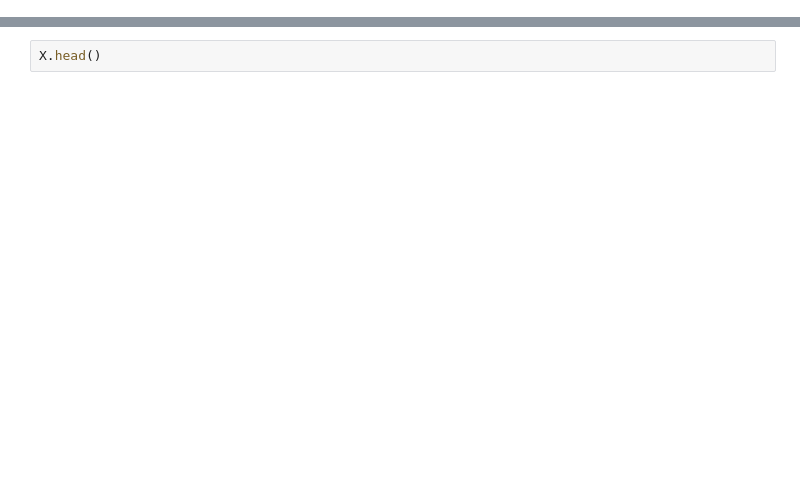
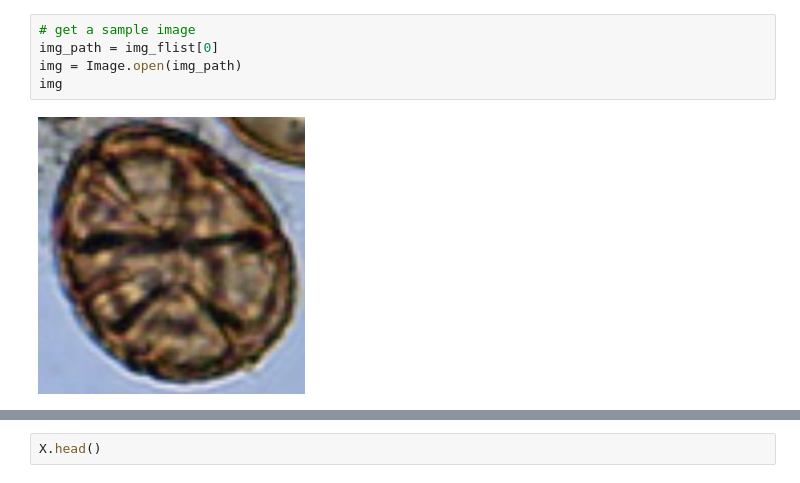
Before and after one commit to alex000kim/cv_webinars, a Jupyter notebook: 1_ImageClassification.ipynb, the cells around one changed output, grey strips where cells are left out. Cells and saved outputs as stored; diff of their text form; blank space fills up the shorter version.

```diff
--- a/1_ImageClassification.ipynb
+++ b/1_ImageClassification.ipynb
@@ -46,0 +162,7 @@ vec.shape
+# %%
+# get a sample image
+img_path = img_flist[0]
+img = Image.open(img_path)
+img
+# %% [output]
+[figure, added]
```
Also changed, not shown: parts of 52 cells of this notebook, 1 other file.
